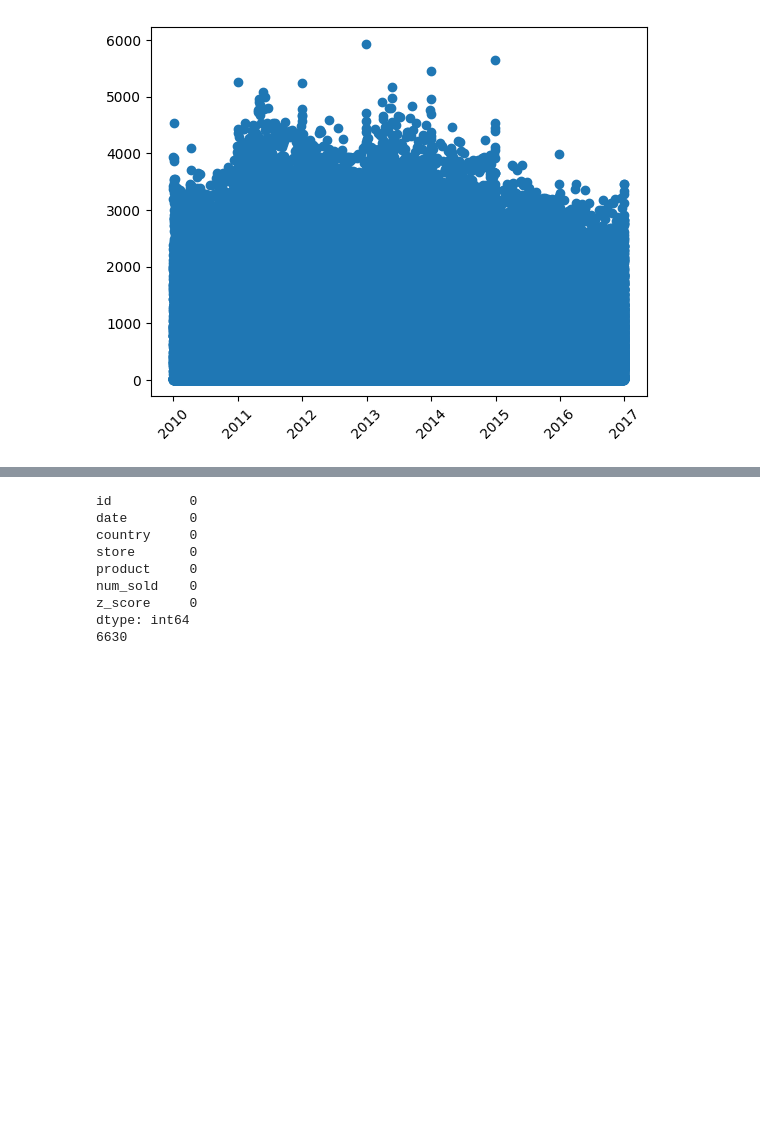
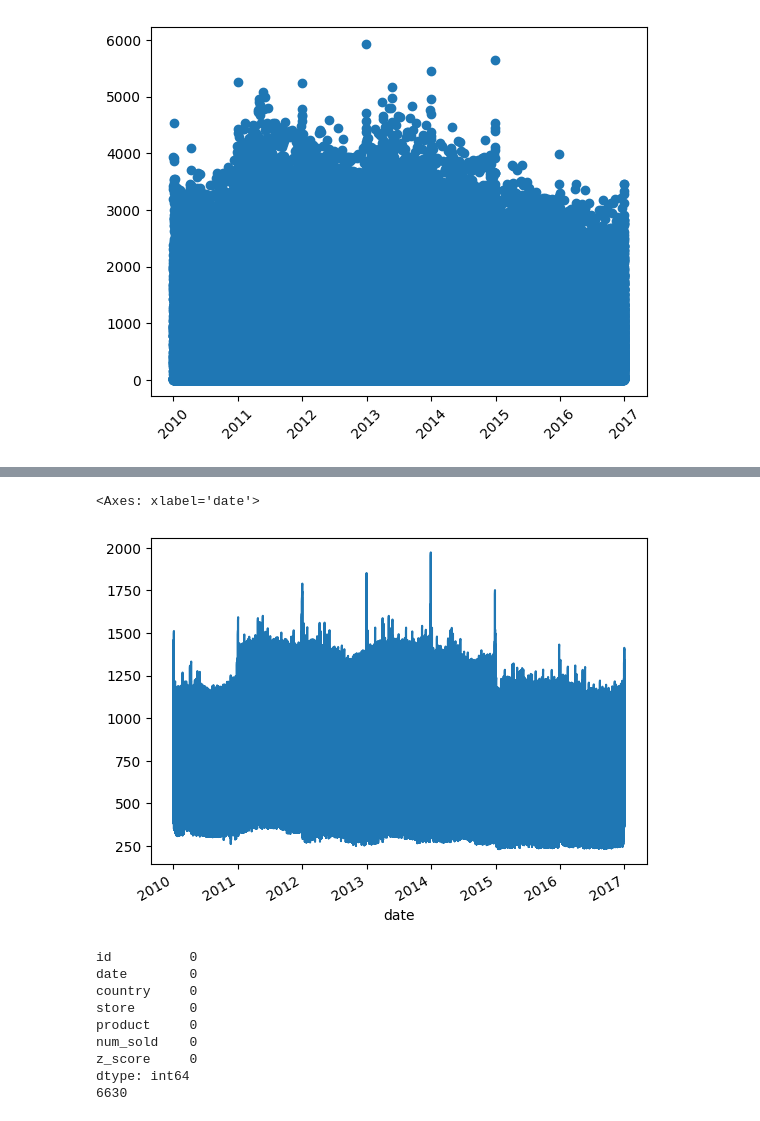
Before and after one commit to tselane2110/Forecasting-Sticker-Sales, a Jupyter notebook: StickerSalesForecasting.ipynb, the cells around one changed output, grey strips where cells are left out. Saved outputs shown, nothing was run; the diff lists cells and outputs as text; code cells hidden in the pictures; blank space fills up the shorter version.

```diff
--- a/StickerSalesForecasting.ipynb
+++ b/StickerSalesForecasting.ipynb
@@ -291,0 +311,4 @@ plt.show()
+# %%
+df_new = df
+df_new = df.dropna('num_sold')
+df_new
@@ -292,3 +330,8 @@ plt.show()
+# %%
+df_new['num_sold'].rolling(window=30).mean().plot()
+# %% [output]
+<Axes: xlabel='date'>
+[figure, added]
 # %%
 Q1 = df["num_sold"].quantile(0.25)
 Q3 = df["num_sold"].quantile(0.75)
```
Also changed, not shown: parts of 8 cells of this notebook.
